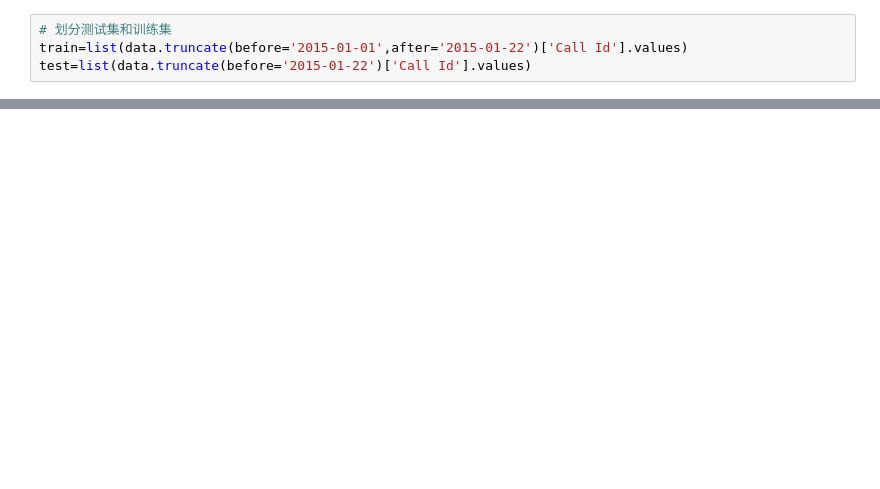
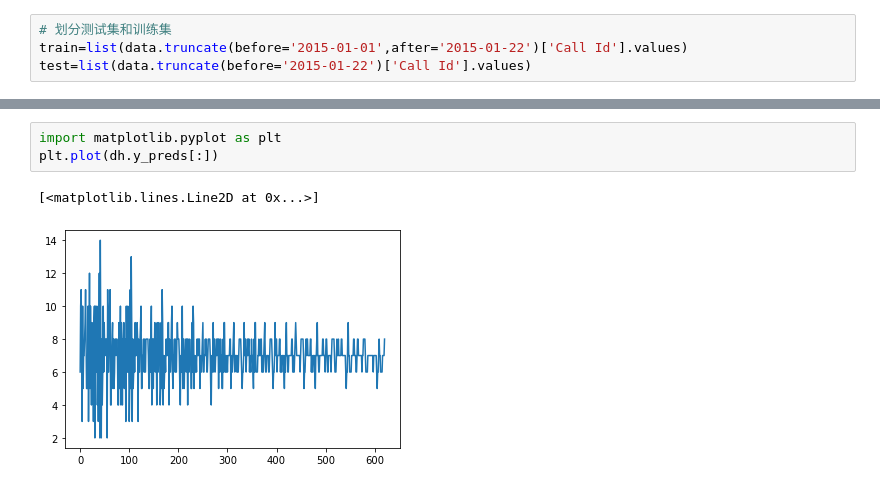
Before and after one commit to lca-123/DSholtwinter, a Jupyter notebook: code.ipynb, the cells around one changed output, grey strips where cells are left out. Drawn from its saved outputs; the diff is of its cells as text; blank space fills up the shorter version.

```diff
--- a/code.ipynb
+++ b/code.ipynb
@@ -38,0 +40,6 @@ dh.plot_hat(0,2*63)
+# %%
+import matplotlib.pyplot as plt
+plt.plot(dh.y_preds[:])
+# %% [output]
+[<matplotlib.lines.Line2D at 0x...>]
+[figure, added]
```
Also changed, not shown: parts of 2 cells of this notebook, 4 other files.
